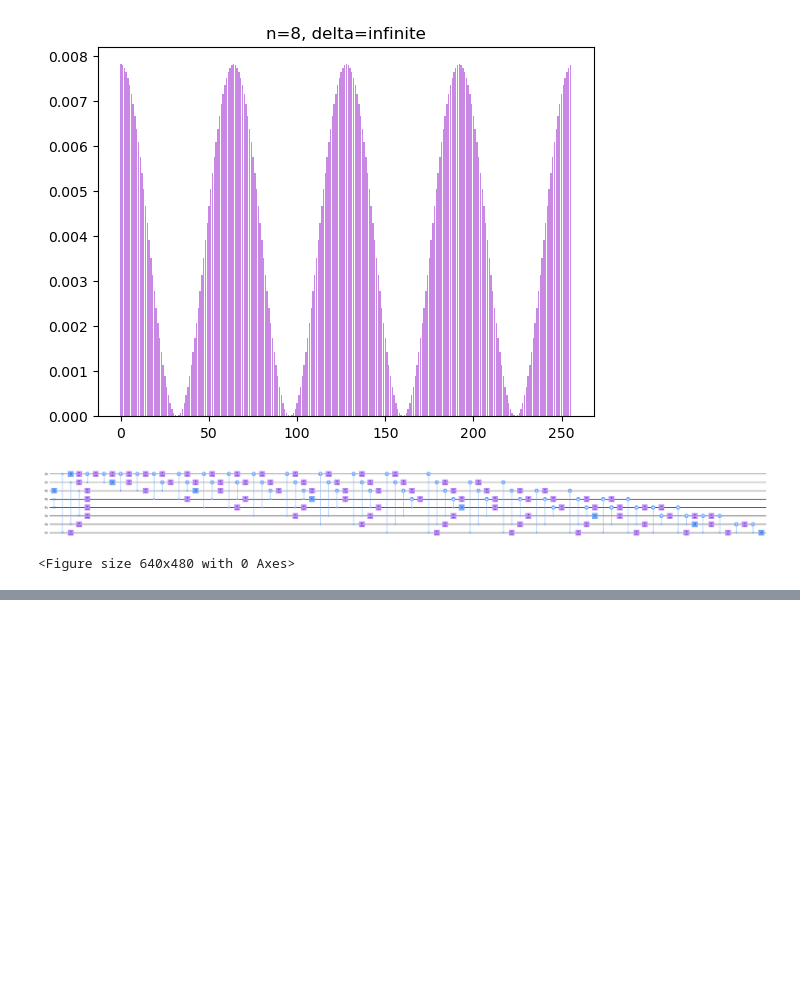
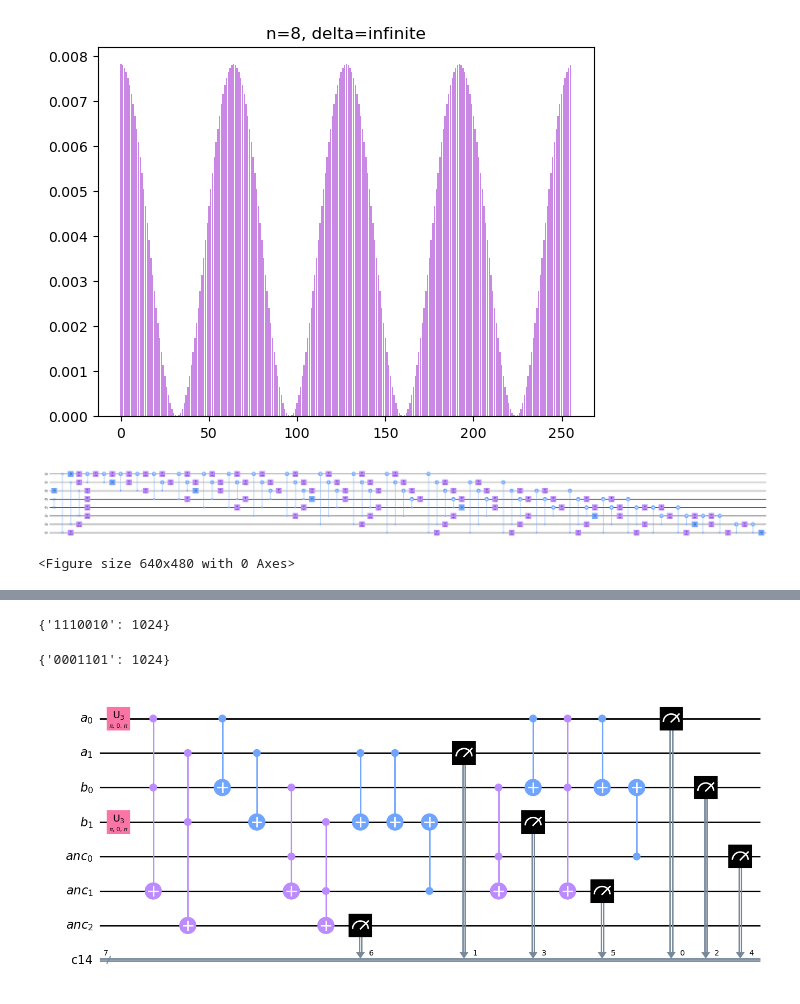
Before and after one commit to JuliuszSyrewicz/quantumFactorization, a Jupyter notebook: QFT.ipynb, the cells around one changed output, grey strips where cells are left out. Cells and saved outputs as stored; diff of their text form; code cells hidden in the pictures; blank space fills up the shorter version.

Commit message:
Added a prototype function for a register based n-bit adder, new arithmetic file for holding functions generating arithmetic gates

```diff
--- a/QFT.ipynb
+++ b/QFT.ipynb
@@ -193,0 +75,75 @@ indices = [Qubit(QuantumRegister(10, 'q621'), 0), Qubit(QuantumRegister(10, 'q62
+# %%
+from qiskit import QuantumRegister, ClassicalRegister
+
+n = 2
+N = 3*n+1
+qr = QuantumRegister(N, "qr")
+cr = ClassicalRegister(N, "cr")
+qc = QuantumCircuit(qr, cr)
+
+# indices of a: 1, 4, 7, ...
+# indices of b: 2, 5, 8, ...
+# indices of sum: 2, 5, 8, ...
+
+qc.x(1)
+qc.x(2)
+qc.x(4)
+qc.x(5)
+
+qc.append(nBitAdder(n), [qr[i] for i in range(N)])
+
+qc.measure(range(N), range(N))
+decomposed = qc.decompose(reps=2)
+qc.draw(output="mpl", fold=-1, filename="circuits/{}-bitAdderDecomposed.png".format(n))
+
+simulator = Aer.get_backend('qasm_simulator')
+job_sim = simulator.run(qk.transpile(qc, simulator), shots=1024)
+result_sim = job_sim.result()
+counts = result_sim.get_counts(qc)
+print(counts)
+# %% [output]
+{'1110010': 1024}
+# %%
+# rewrite the adder functions to work on registers
+n = 2
+N = 3*n+1
+reg_a = QuantumRegister(n, name="a")
+reg_b = QuantumRegister(n, name="b")
+reg_anc = QuantumRegister(n + 1, name="anc")
+cr = ClassicalRegister(N)
+
+qc = QuantumCircuit(reg_a, reg_b, reg_anc, cr, name="{}-bit adder".format(n))
+
+qc.x(0)
+# qc.x(1)
+# qc.x(2)
+qc.x(3)
+
+for i in range(n):
+    qc.append(twoBitCarry(), [reg_anc[i], reg_a[i], reg_b[i], reg_anc[i + 1]])
+qc.cnot(reg_a[-1], reg_b[-1])
+
+# sum_bitlist = [-4, -3, -2]
+# rev_carry_bitlist = [-7, -6, -5, -4]
+
+qc.append(twoBitSum(), [reg_anc[-2], reg_a[-1], reg_b[-1]])
+for i in range(n - 1):
+    # qc.append(reverseTwoBitCarry(), [qr[x - 3 * i] for x in rev_carry_bitlist])
+    qc.append(reverseTwoBitCarry(), [reg_anc[-3 - 3*i], reg_a[-2 - 3*i], reg_b[-2 - 3*i], reg_anc[-2 - 3*i]])
+    qc.append(twoBitSum(), [reg_anc[-3 - 3*i], reg_a[-2 - 3*i], reg_b[-2 - 3*i]])
+
+qc.draw(output="mpl", fold=-1) #, filename="circuits/{}-bitAdder.png".format(n))
+
+qc.measure(range(N), range(N))
+decomposed = qc.decompose(reps=1)
+#
+simulator = Aer.get_backend('qasm_simulator')
+job_sim = simulator.run(qk.transpile(qc, simulator), shots=1024)
+result_sim = job_sim.result()
+counts = result_sim.get_counts(qc)
+print(counts)
+
+decomposed.draw(output="mpl", fold=-1, filename="circuits/{}-bitAdderDecomposed.png".format(n))
+# %% [output]
+{'0001101': 1024}
+[figure, added]
```
Also changed, not shown: parts of 4 cells of this notebook, 2 other files.
